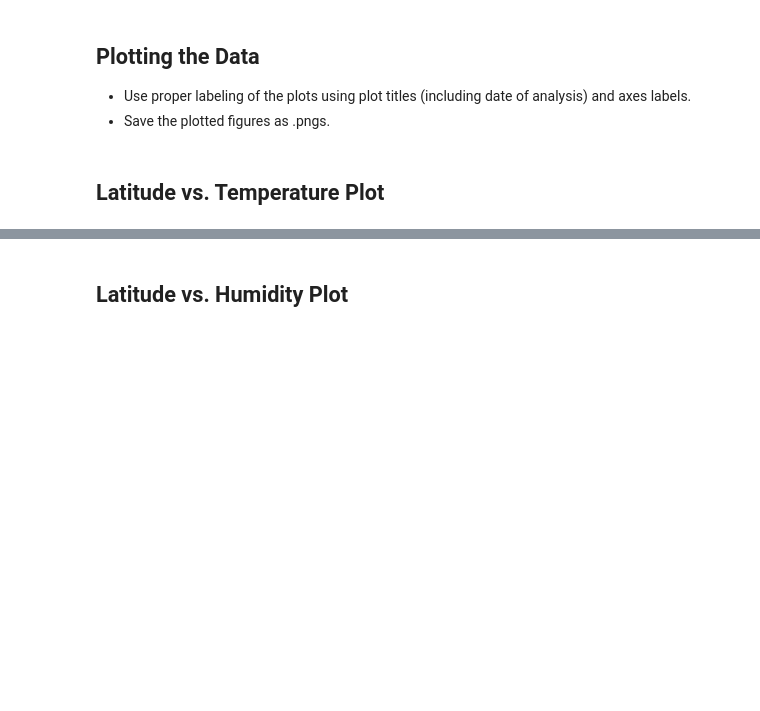
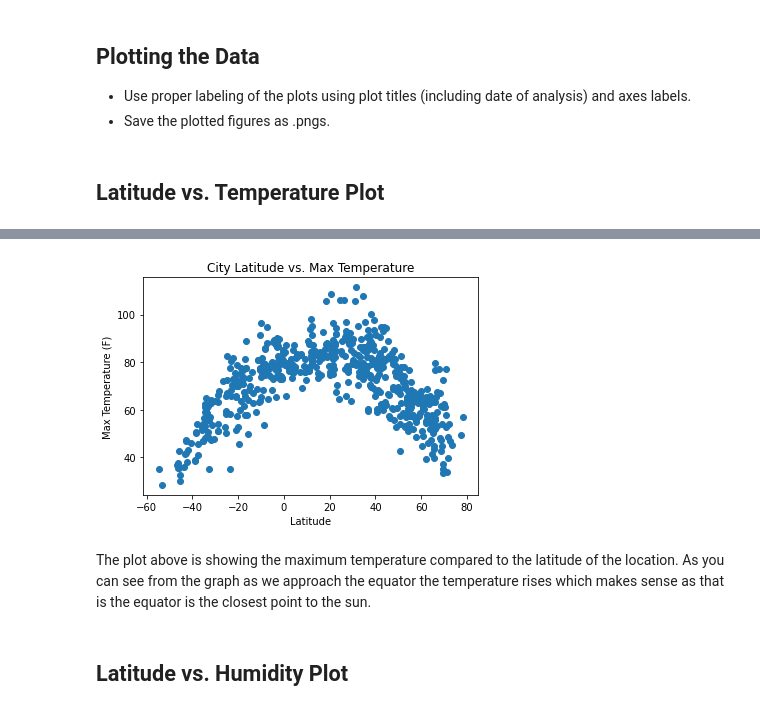
Before and after one commit to dtmurphy6/python-api-challenge, a Jupyter notebook: WeatherPy.ipynb, the cells around one changed output, grey strips where cells are left out. Drawn from its saved outputs; the diff is of its cells as text; code cells hidden in the pictures; blank space fills up the shorter version.

Commit message:
completed weatherpy

```diff
--- a/WeatherPy.ipynb
+++ b/WeatherPy.ipynb
@@ -97,0 +131,17 @@ Data Retrieval Complete
+# %%
+#build weather dictionary
+weather_dict = {
+    'City': city_name,
+    'Lat': lat,
+    'Lng': lng,
+    'Country': country,
+    'Date': date,
+    'Max Temp': temp,
+    'Humidity': humidity,
+    'Cloudiness': cloudiness,
+    'Wind Speed': wind_speed
+}
+
+#create a DataFrame from the dictionary
+weather_df = pd.DataFrame(weather_dict)
+weather_df.count()
@@ -136,2 +208,13 @@ Int64Index([], dtype='int64')
+# %%
+plt.scatter(weather_df['Lat'], weather_df['Max Temp']);
+plt.title('City Latitude vs. Max Temperature')
+plt.xlabel('Latitude');
+plt.ylabel('Max Temperature (F)');
+
+plt.savefig("CityLatitudevsMaxTemperature.png")
+# %% [output]
+[figure, added]
+# %% [markdown]
+The plot above is showing the maximum temperature compared to the latitude of the location. As you can see from the graph as we approach the equator the temperature rises which makes sense as that is the equator is the closest point to the sun.
 # %% [markdown]
 ## Latitude vs. Humidity Plot
```
Also changed, not shown: parts of 42 cells of this notebook, 13 other files.
